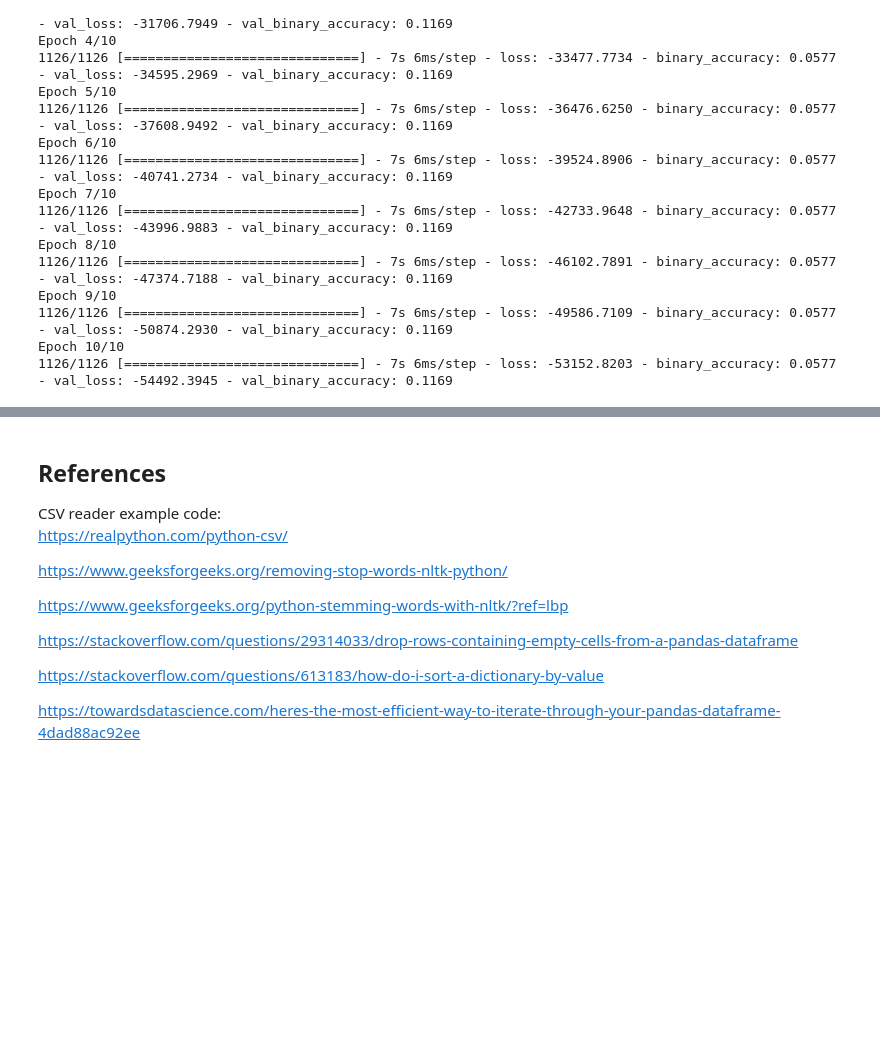
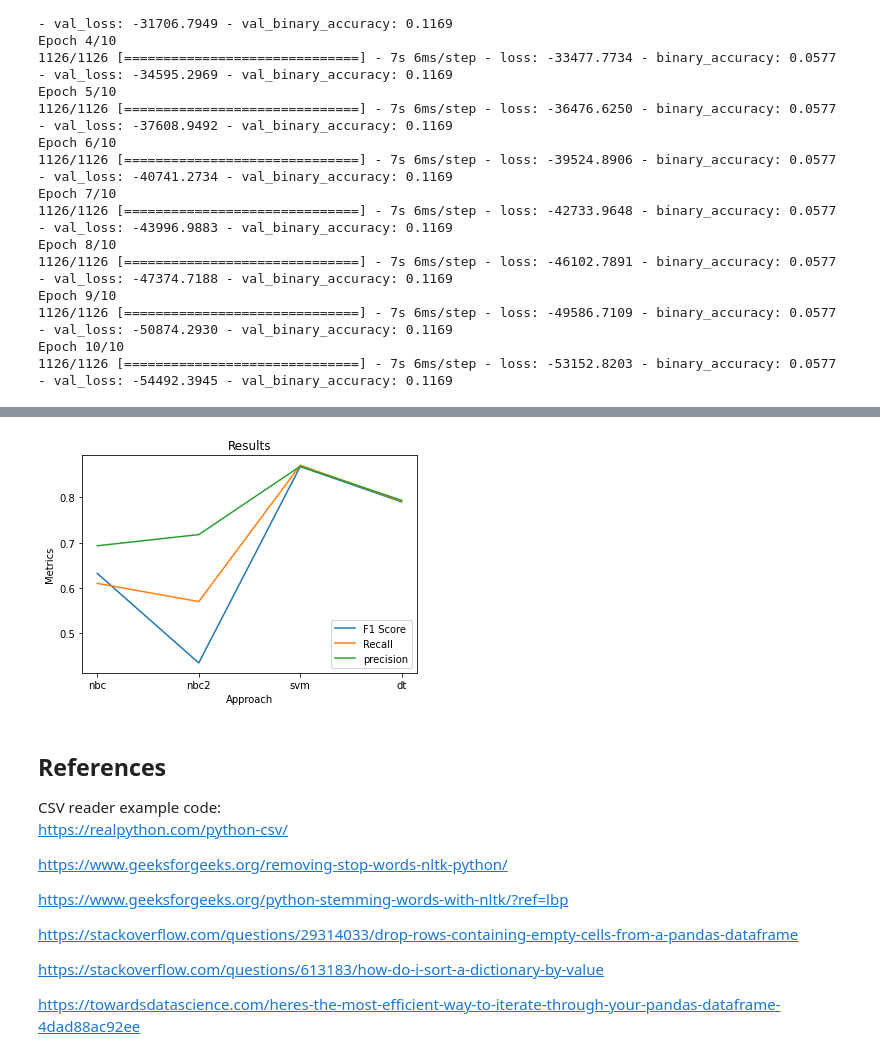
Before and after one commit to evilsizord/mscs-data-mining-project, a Jupyter notebook: Data_Mining_Final_Project.ipynb, the cells around one changed output, grey strips where cells are left out. Cells and saved outputs as stored; diff of their text form; code cells hidden in the pictures; blank space fills up the shorter version.

```diff
--- a/Data_Mining_Final_Project.ipynb
+++ b/Data_Mining_Final_Project.ipynb
@@ -388,7 +390,7 @@ def calculate_accuracy(Y, Y_hat):
 #accuracy = calculate_accuracy(y_test, Y_hat)
 
 #print('Accuracy for Dev data:', accuracy)
-
+results['nbc'] = classification_report(y_test, Y_hat, output_dict=True)
 print(classification_report(y_test, Y_hat))
 # %% [output]
               precision    recall  f1-score   support
@@ -413,6 +415,7 @@ Y_hat = nbc2.predict(testdata)
 
 #print('Accuracy with smoothing:', accuracy)
 
+results['nbc2'] = classification_report(y_test, Y_hat, output_dict=True)
 print(classification_report(y_test, Y_hat))
 # %% [output]
               precision    recall  f1-score   support
@@ -444,6 +447,7 @@ DecisionTreeClassifier()
 X_test_v = vectorizer.transform(X_test)
 y_pred = dt.predict(X_test_v)
 
+results['dt'] = classification_report(y_test, y_pred, output_dict=True)
 print(classification_report(y_test, y_pred))
 #print(confusion_matrix(y_val, y_pred))
 # %% [output]
@@ -465,6 +469,8 @@ weighted avg       0.80      0.79      0.79      4502
 svm = LinearSVC()
 _ = svm.fit(X_train_v, y_train)
 y_pred = svm.predict(X_test_v)
+
+results['svm'] = classification_report(y_test, y_pred, output_dict=True)
 print(classification_report(y_test, y_pred))
 # %% [output]
               precision    recall  f1-score   support
@@ -671,3 +745,34 @@ Accuracy:  0.11772545427083969
+# %%
+# Summary
+# accuracy, f1, recall, precision (from weighted avg)
+"""
+ 'accuracy': 0.8713904931141715,
+ 'macro avg': {'precision': 0.8595907862212557,
+  'recall': 0.8094598698526863,
+  'f1-score': 0.8310936479637612,
+  'support': 4502},
+ 'weighted avg': {'precision': 0.869011495668078,
+  'recall': 0.8713904931141715,
+  'f1-score': 0.8684701422491293,
+  'support': 4502}}
+"""
+approaches = ['nbc', 'nbc2', 'svm', 'dt']
+acc = [results[label]['accuracy'] for label in approaches]
+f1 = [results[label]['weighted avg']['f1-score'] for label in approaches]
+recall = [results[label]['weighted avg']['recall'] for label in approaches]
+prec = [results[label]['weighted avg']['precision'] for label in approaches]
+
+plt.plot(approaches, f1, label='F1 Score')
+plt.plot(approaches, recall, label='Recall')
+plt.plot(approaches, prec,  label='precision')
+#plt.plot(approaches, val_acc, 'b', label='F1 Score')
+plt.title('Results')
+plt.xlabel('Approach')
+plt.ylabel('Metrics')
+plt.legend(loc='lower right')
+plt.show()
+# %% [output]
+[figure, added]
 # %% [markdown]
 ## References
 
```
Also changed, not shown: parts of 7 cells of this notebook.
